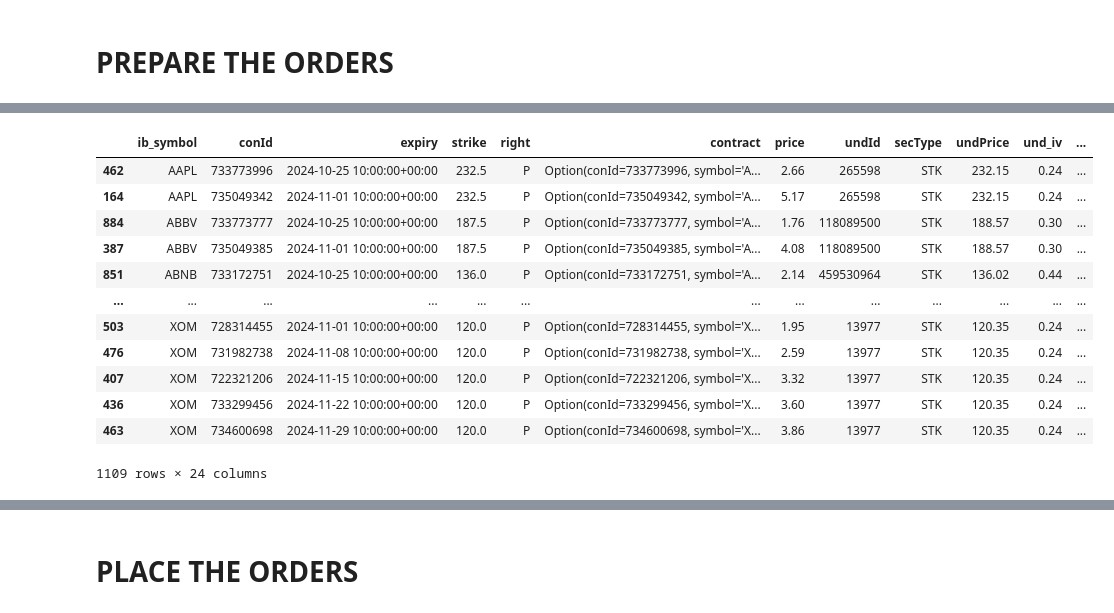
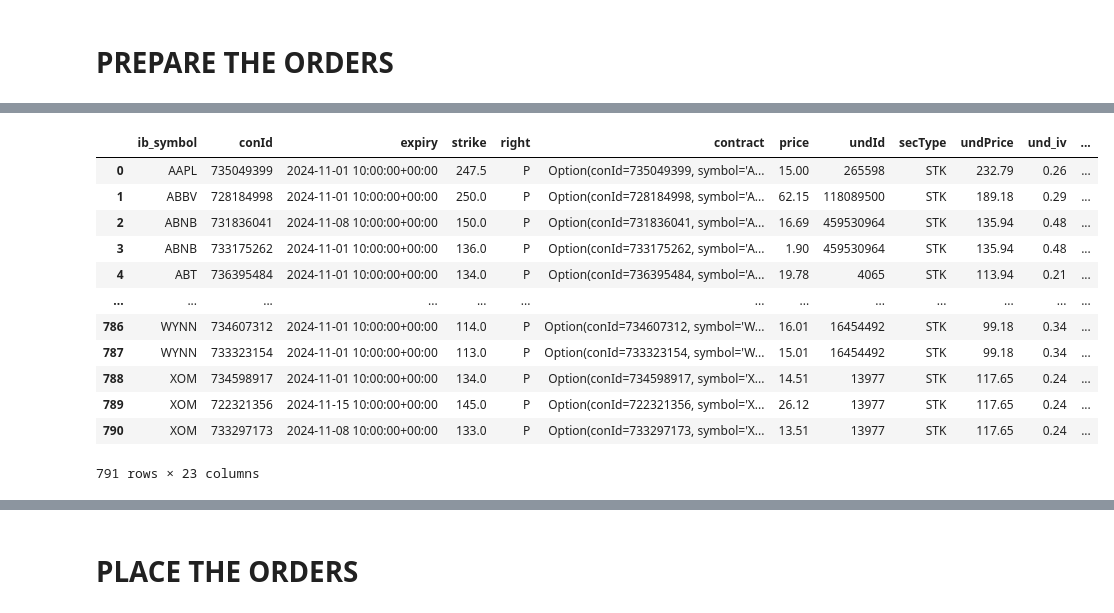
Before and after one commit to reservoirinvest/snp, a Jupyter notebook: src/order_snp.ipynb, the cells around one changed output, grey strips where cells are left out. Cells and saved outputs as stored; diff of their text form; code cells hidden in the pictures.

```diff
--- a/src/order_snp.ipynb
+++ b/src/order_snp.ipynb
@@ -143,22 +143,18 @@ dfa = dfa.groupby('ib_symbol').head(dfa['n']).reset_index(drop=True)
-# %%
-dfa
-# %% [output]
-|  | ib_symbol | conId | expiry | strike | right | contract | price | undId | secType | undPrice | und_iv | ... |
-| 462 | AAPL | 733773996 | 2024-10-25 10:00:00+00:00 | 232.5 | P | Option(conId=733773996, symbol='A... | 2.66 | 265598 | STK | 232.15 | 0.24 | ... |
-| 164 | AAPL | 735049342 | 2024-11-01 10:00:00+00:00 | 232.5 | P | Option(conId=735049342, symbol='A... | 5.17 | 265598 | STK | 232.15 | 0.24 | ... |
-| 884 | ABBV | 733773777 | 2024-10-25 10:00:00+00:00 | 187.5 | P | Option(conId=733773777, symbol='A... | 1.76 | 118089500 | STK | 188.57 | 0.30 | ... |
-| 387 | ABBV | 735049385 | 2024-11-01 10:00:00+00:00 | 187.5 | P | Option(conId=735049385, symbol='A... | 4.08 | 118089500 | STK | 188.57 | 0.30 | ... |
-| 851 | ABNB | 733172751 | 2024-10-25 10:00:00+00:00 | 136.0 | P | Option(conId=733172751, symbol='A... | 2.14 | 459530964 | STK | 136.02 | 0.44 | ... |
-| ... | ... | ... | ... | ... | ... | ... | ... | ... | ... | ... | ... | ... |
-| 503 | XOM | 728314455 | 2024-11-01 10:00:00+00:00 | 120.0 | P | Option(conId=728314455, symbol='X... | 1.95 | 13977 | STK | 120.35 | 0.24 | ... |
-| 476 | XOM | 731982738 | 2024-11-08 10:00:00+00:00 | 120.0 | P | Option(conId=731982738, symbol='X... | 2.59 | 13977 | STK | 120.35 | 0.24 | ... |
-| 407 | XOM | 722321206 | 2024-11-15 10:00:00+00:00 | 120.0 | P | Option(conId=722321206, symbol='X... | 3.32 | 13977 | STK | 120.35 | 0.24 | ... |
-| 436 | XOM | 733299456 | 2024-11-22 10:00:00+00:00 | 120.0 | P | Option(conId=733299456, symbol='X... | 3.60 | 13977 | STK | 120.35 | 0.24 | ... |
-| 463 | XOM | 734600698 | 2024-11-29 10:00:00+00:00 | 120.0 | P | Option(conId=734600698, symbol='X... | 3.86 | 13977 | STK | 120.35 | 0.24 | ... |
-1109 rows × 24 columns
 # %%
-
-margin_per_symbol = dft.groupby('ib_symbol').margin.sum().div(MARGINPERORDER).astype(int)
-dfa = dft.groupby('ib_symbol').apply(lambda x: x.sort_values('rom', ascending=False).head(margin_per_symbol[x.name]), include_groups=False).reset_index()
-
-df= dfa.groupby('ib_symbol').apply(lambda x: x.margin.sum(), include_groups=False)
+dfs = dft.groupby('ib_symbol').apply(lambda x: x.sort_values('rom', ascending=False), include_groups=False).reset_index(level='ib_symbol')
+df_target = dfs.groupby('ib_symbol', group_keys=True).apply(lambda x: (x[x['margin'].cumsum() < MARGINPERORDER]), include_groups=False).reset_index(level='ib_symbol')
+df_target.reset_index(drop=True)
+# %% [output]
+|  | ib_symbol | conId | expiry | strike | right | contract | price | undId | secType | undPrice | und_iv | ... |
+| 0 | AAPL | 735049399 | 2024-11-01 10:00:00+00:00 | 247.5 | P | Option(conId=735049399, symbol='A... | 15.00 | 265598 | STK | 232.79 | 0.26 | ... |
+| 1 | ABBV | 728184998 | 2024-11-01 10:00:00+00:00 | 250.0 | P | Option(conId=728184998, symbol='A... | 62.15 | 118089500 | STK | 189.18 | 0.29 | ... |
+| 2 | ABNB | 731836041 | 2024-11-08 10:00:00+00:00 | 150.0 | P | Option(conId=731836041, symbol='A... | 16.69 | 459530964 | STK | 135.94 | 0.48 | ... |
+| 3 | ABNB | 733175262 | 2024-11-01 10:00:00+00:00 | 136.0 | P | Option(conId=733175262, symbol='A... | 1.90 | 459530964 | STK | 135.94 | 0.48 | ... |
+| 4 | ABT | 736395484 | 2024-11-01 10:00:00+00:00 | 134.0 | P | Option(conId=736395484, symbol='A... | 19.78 | 4065 | STK | 113.94 | 0.21 | ... |
+| ... | ... | ... | ... | ... | ... | ... | ... | ... | ... | ... | ... | ... |
+| 786 | WYNN | 734607312 | 2024-11-01 10:00:00+00:00 | 114.0 | P | Option(conId=734607312, symbol='W... | 16.01 | 16454492 | STK | 99.18 | 0.34 | ... |
+| 787 | WYNN | 733323154 | 2024-11-01 10:00:00+00:00 | 113.0 | P | Option(conId=733323154, symbol='W... | 15.01 | 16454492 | STK | 99.18 | 0.34 | ... |
+| 788 | XOM | 734598917 | 2024-11-01 10:00:00+00:00 | 134.0 | P | Option(conId=734598917, symbol='X... | 14.51 | 13977 | STK | 117.65 | 0.24 | ... |
+| 789 | XOM | 722321356 | 2024-11-15 10:00:00+00:00 | 145.0 | P | Option(conId=722321356, symbol='X... | 26.12 | 13977 | STK | 117.65 | 0.24 | ... |
+| 790 | XOM | 733297173 | 2024-11-08 10:00:00+00:00 | 133.0 | P | Option(conId=733297173, symbol='X... | 13.51 | 13977 | STK | 117.65 | 0.24 | ... |
+791 rows × 23 columns
```
Also changed, not shown: parts of 13 cells of this notebook, 11 other files.
